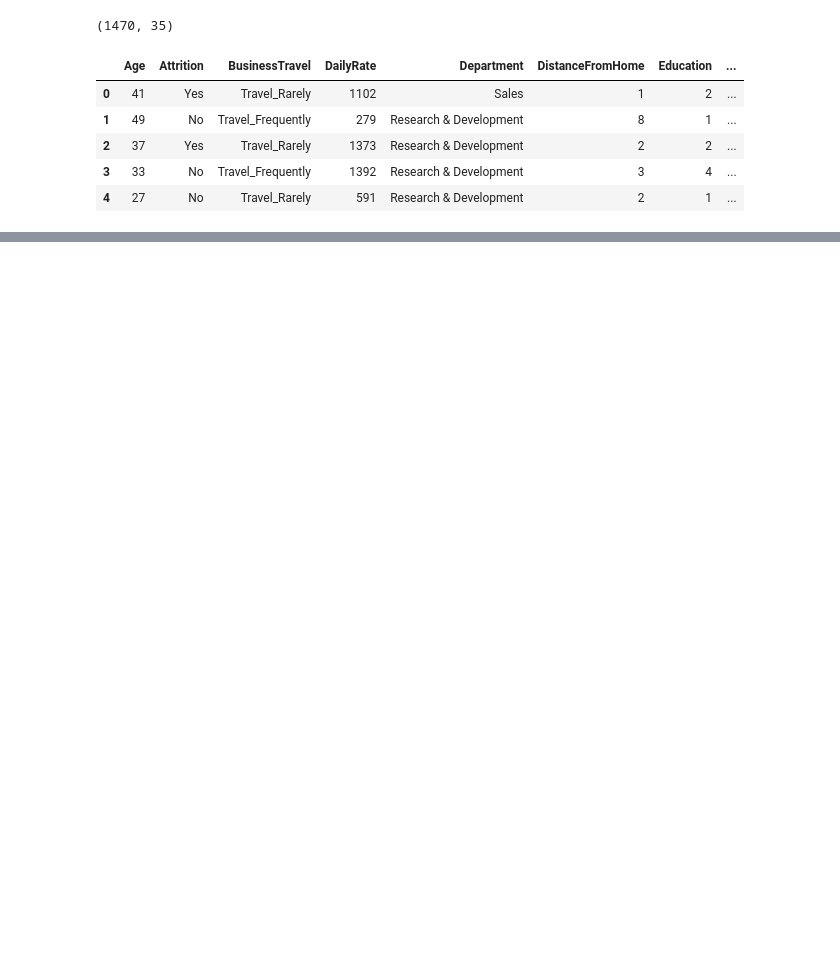
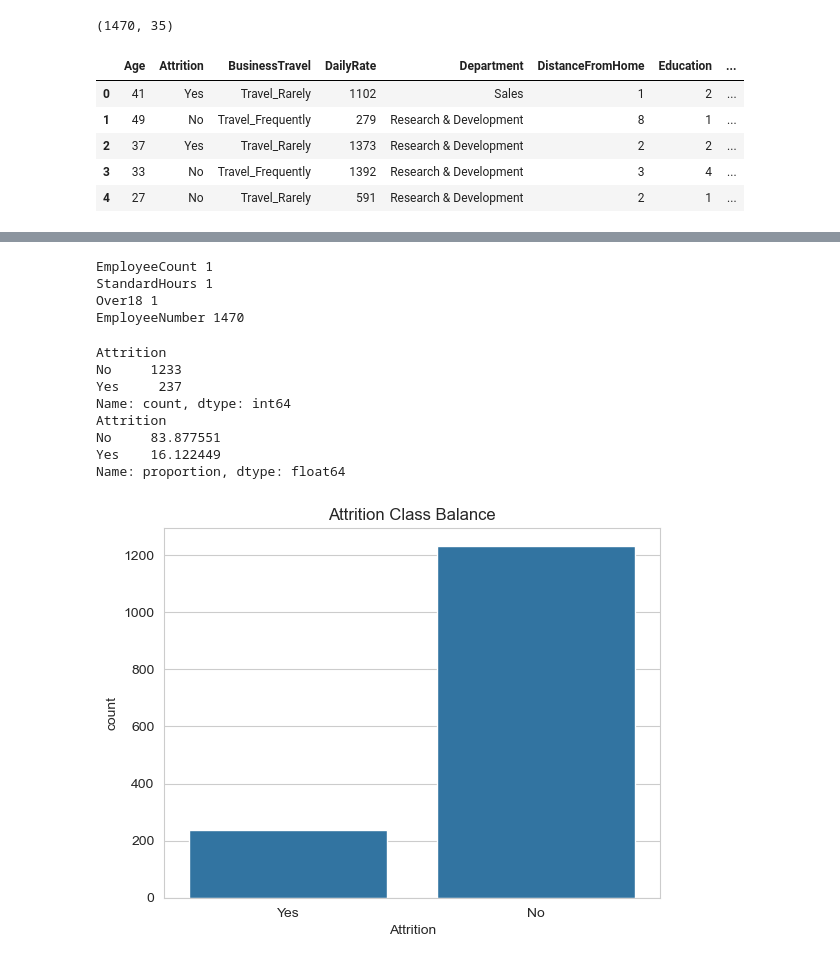
Before and after one commit to amanojhareal/Attrition-predicter, a Jupyter notebook: notebooks/01_eda.ipynb, the cells around one changed output, grey strips where cells are left out. Cells and saved outputs as stored; diff of their text form; code cells hidden in the pictures; blank space fills up the shorter version.

```diff
--- a/notebooks/01_eda.ipynb
+++ b/notebooks/01_eda.ipynb
@@ -23,0 +76,30 @@ df.head()
+# %%
+# These columns don't vary or carry no signal (verify with df[col].nunique())
+useless_cols = ['EmployeeCount', 'StandardHours', 'Over18', 'EmployeeNumber']
+for col in useless_cols:
+    print(col, df[col].nunique())
+# %% [output]
+EmployeeCount 1
+StandardHours 1
+Over18 1
+EmployeeNumber 1470
+# %%
+attrition_counts = df['Attrition'].value_counts()
+attrition_pct = df['Attrition'].value_counts(normalize=True) * 100
+
+print(attrition_counts)
+print(attrition_pct)
+
+sns.countplot(data=df, x='Attrition')
+plt.title('Attrition Class Balance')
+plt.show()
+# %% [output]
+Attrition
+No     1233
+Yes     237
+Name: count, dtype: int64
+Attrition
+No     83.877551
+Yes    16.122449
+Name: proportion, dtype: float64
+[figure, added]
```
Also changed, not shown: parts of 17 cells of this notebook.
